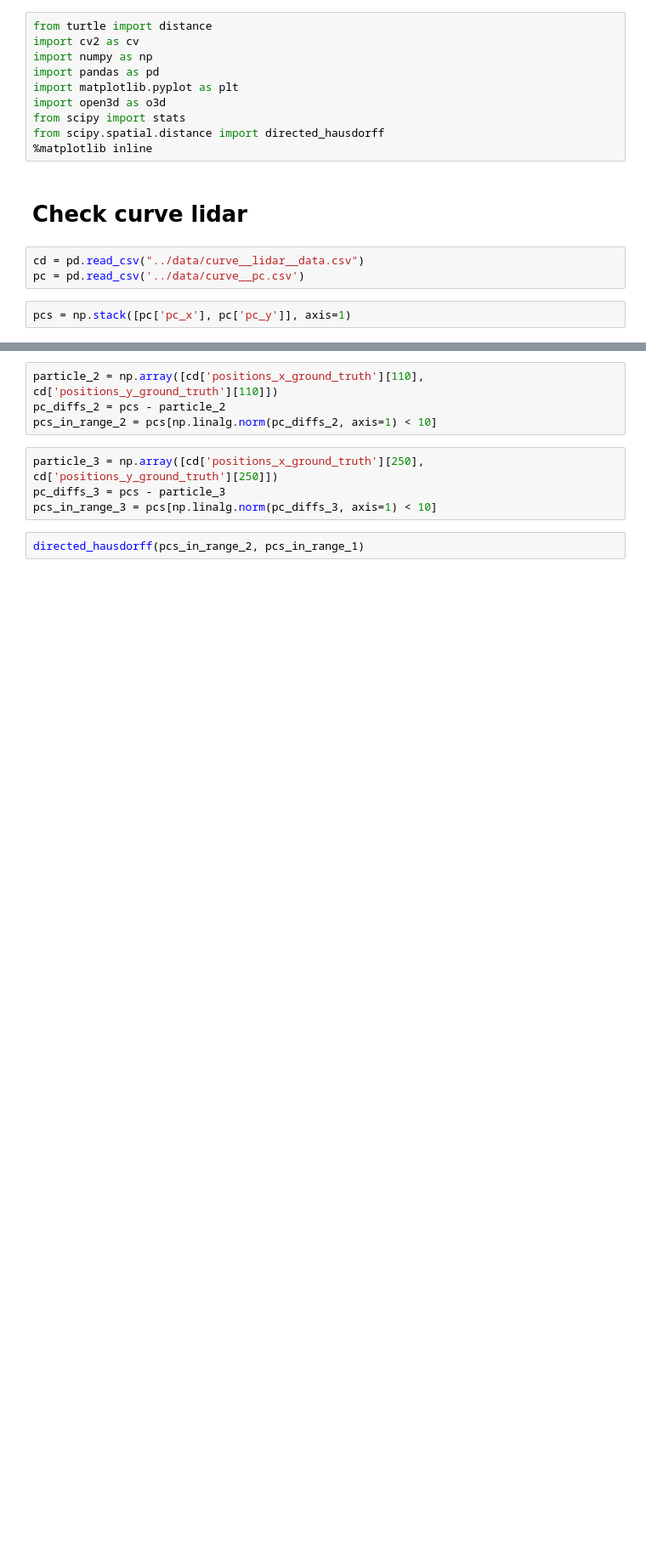
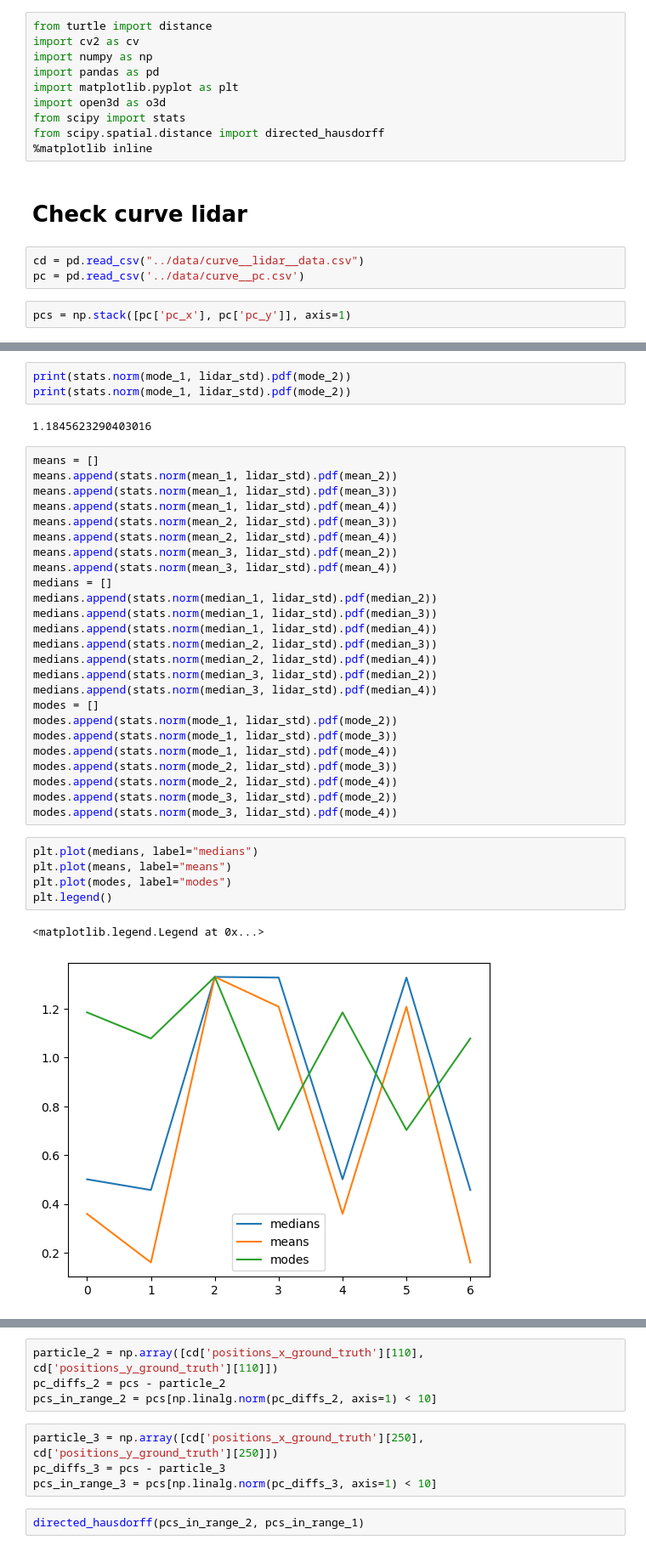
Before and after one commit to MoritzPoritz/Partikelfilter-Vehicle-Lokalization, a Jupyter notebook: particle_filter_lokalization/Notebooks/Examine_Data.ipynb, the cells around one changed output, grey strips where cells are left out. Shown: that part at 85% size. Drawn from its saved outputs; the diff is of its cells as text; blank space fills up the shorter version.

```diff
--- a/particle_filter_lokalization/Notebooks/Examine_Data.ipynb
+++ b/particle_filter_lokalization/Notebooks/Examine_Data.ipynb
@@ -21,0 +70,38 @@ pcs_in_range_1 = pcs[np.linalg.norm(pc_diffs_1, axis=1) < 10]
+# %%
+print(stats.norm(mode_1, lidar_std).pdf(mode_2))
+print(stats.norm(mode_1, lidar_std).pdf(mode_2))
+# %% [output]
+1.1845623290403016
+# %%
+means = []
+means.append(stats.norm(mean_1, lidar_std).pdf(mean_2))
+means.append(stats.norm(mean_1, lidar_std).pdf(mean_3))
+means.append(stats.norm(mean_1, lidar_std).pdf(mean_4))
+means.append(stats.norm(mean_2, lidar_std).pdf(mean_3))
+means.append(stats.norm(mean_2, lidar_std).pdf(mean_4))
+means.append(stats.norm(mean_3, lidar_std).pdf(mean_2))
+means.append(stats.norm(mean_3, lidar_std).pdf(mean_4))
+medians = []
+medians.append(stats.norm(median_1, lidar_std).pdf(median_2))
+medians.append(stats.norm(median_1, lidar_std).pdf(median_3))
+medians.append(stats.norm(median_1, lidar_std).pdf(median_4))
+medians.append(stats.norm(median_2, lidar_std).pdf(median_3))
+medians.append(stats.norm(median_2, lidar_std).pdf(median_4))
+medians.append(stats.norm(median_3, lidar_std).pdf(median_2))
+medians.append(stats.norm(median_3, lidar_std).pdf(median_4))
+modes = []
+modes.append(stats.norm(mode_1, lidar_std).pdf(mode_2))
+modes.append(stats.norm(mode_1, lidar_std).pdf(mode_3))
+modes.append(stats.norm(mode_1, lidar_std).pdf(mode_4))
+modes.append(stats.norm(mode_2, lidar_std).pdf(mode_3))
+modes.append(stats.norm(mode_2, lidar_std).pdf(mode_4))
+modes.append(stats.norm(mode_3, lidar_std).pdf(mode_2))
+modes.append(stats.norm(mode_3, lidar_std).pdf(mode_4))
+# %%
+plt.plot(medians, label="medians")
+plt.plot(means, label="means")
+plt.plot(modes, label="modes")
+plt.legend()
+# %% [output]
+<matplotlib.legend.Legend at 0x...>
+[figure, added]
```
Also changed, not shown: parts of 5 cells of this notebook, 7 other files.
